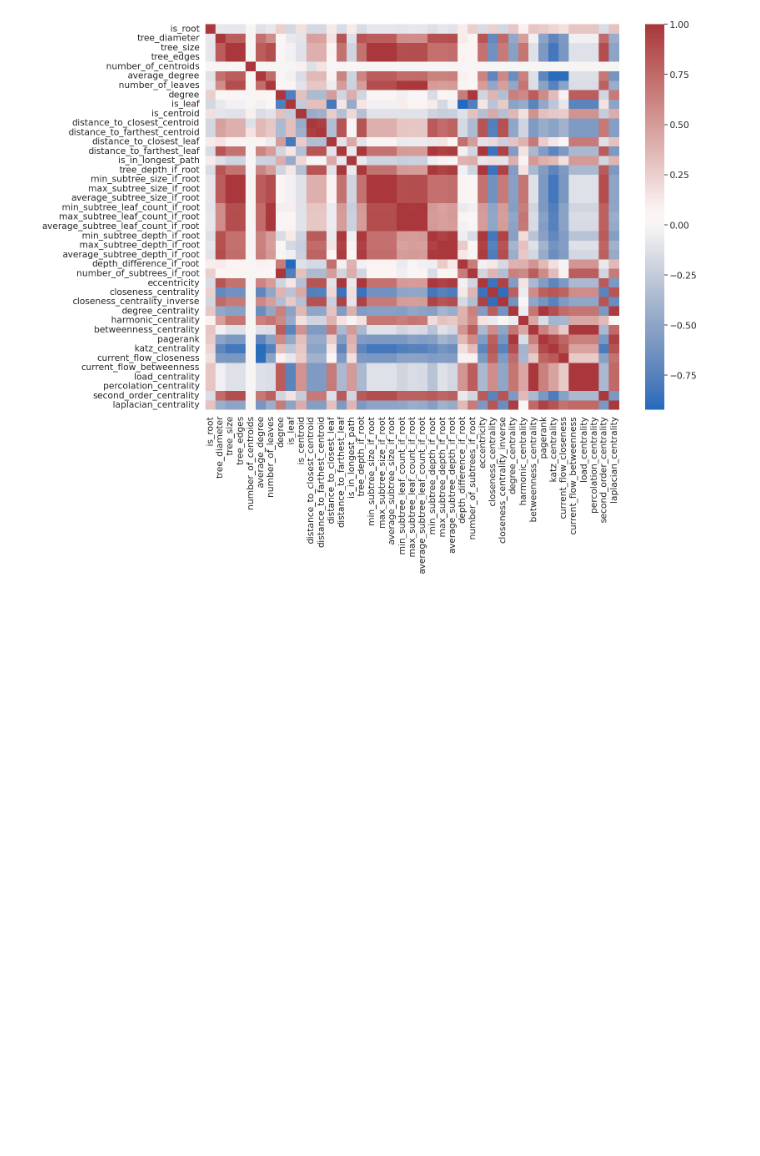
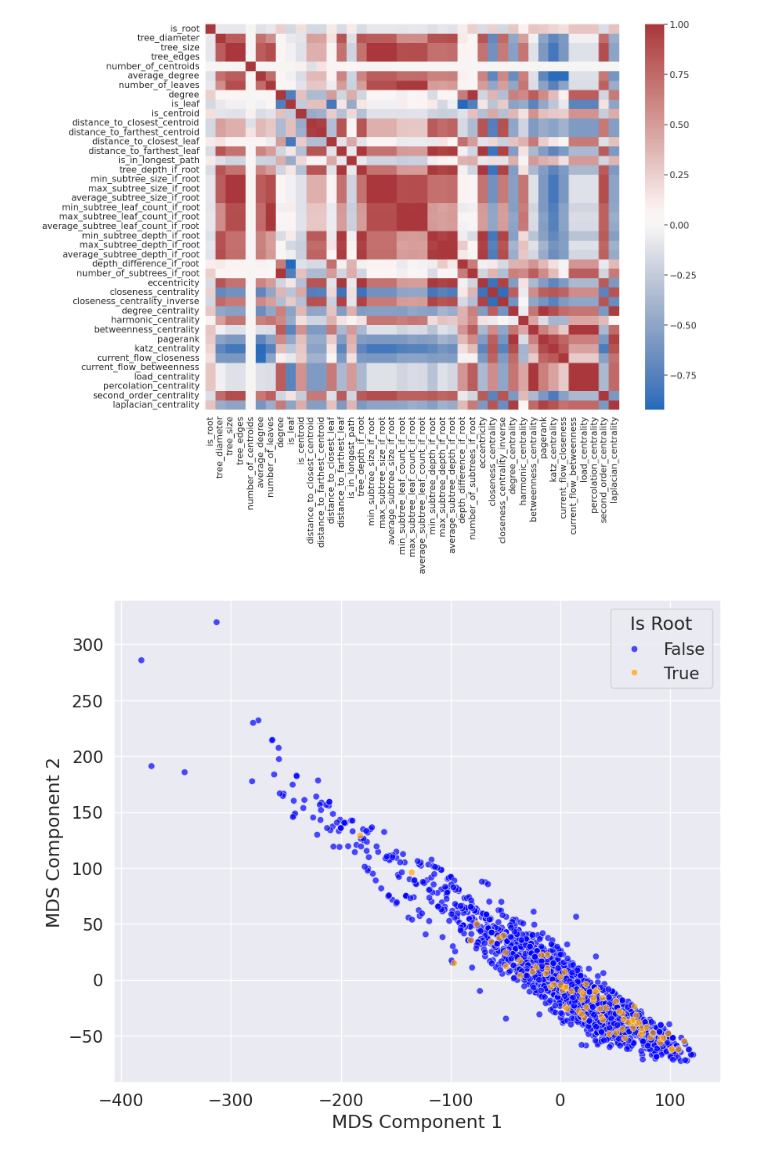
Before and after one commit to AimbotParce/MDS-ML-SyntacticTreeRooting, a Jupyter notebook: src/draw-graphs.ipynb, the cells around one changed output. Cells and saved outputs as stored; diff of their text form; code cells hidden in the pictures; blank space fills up the shorter version.

```diff
--- a/src/draw-graphs.ipynb
+++ b/src/draw-graphs.ipynb
@@ -170,3 +170,29 @@ sns.heatmap(corr, cmap="vlag")
 # %% [output]
 <Axes: >
 [figure]
+# %%
+def one_hot_encode(df: pd.DataFrame) -> pd.DataFrame:
+    """
+    One-hot encode the 'language' column in the DataFrame.
+    """
+    return pd.get_dummies(df, columns=["language"], prefix="", prefix_sep="", drop_first=False)
+# %%
+# Plot an MDS plot of the data, colored by the is_root
+mds_data = validation_data.iloc[:2000]
+X = one_hot_encode(mds_data.drop(columns=["row_index", "node", "is_root"]))
+y = mds_data["is_root"]
+from sklearn.manifold import MDS
+
+mds = MDS(n_components=2, random_state=42)
+X_mds = mds.fit_transform(X)
+# %%
+plt.figure(figsize=(10, 8))
+sns.set(font_scale=1.4)
+sns.scatterplot(x=X_mds[~y][:, 0], y=X_mds[~y][:, 1], hue=y[~y], palette=["blue", "orange"], alpha=0.7)
+sns.scatterplot(x=X_mds[y][:, 0], y=X_mds[y][:, 1], hue=y[y], palette=["orange", "blue"], alpha=0.7)
+plt.xlabel("MDS Component 1")
+plt.ylabel("MDS Component 2")
+plt.legend(title="Is Root", loc="upper right")
+plt.show()
+# %% [output]
+[figure, added]
```
Also changed, not shown: parts of 1 cell of this notebook, 4 other files.
